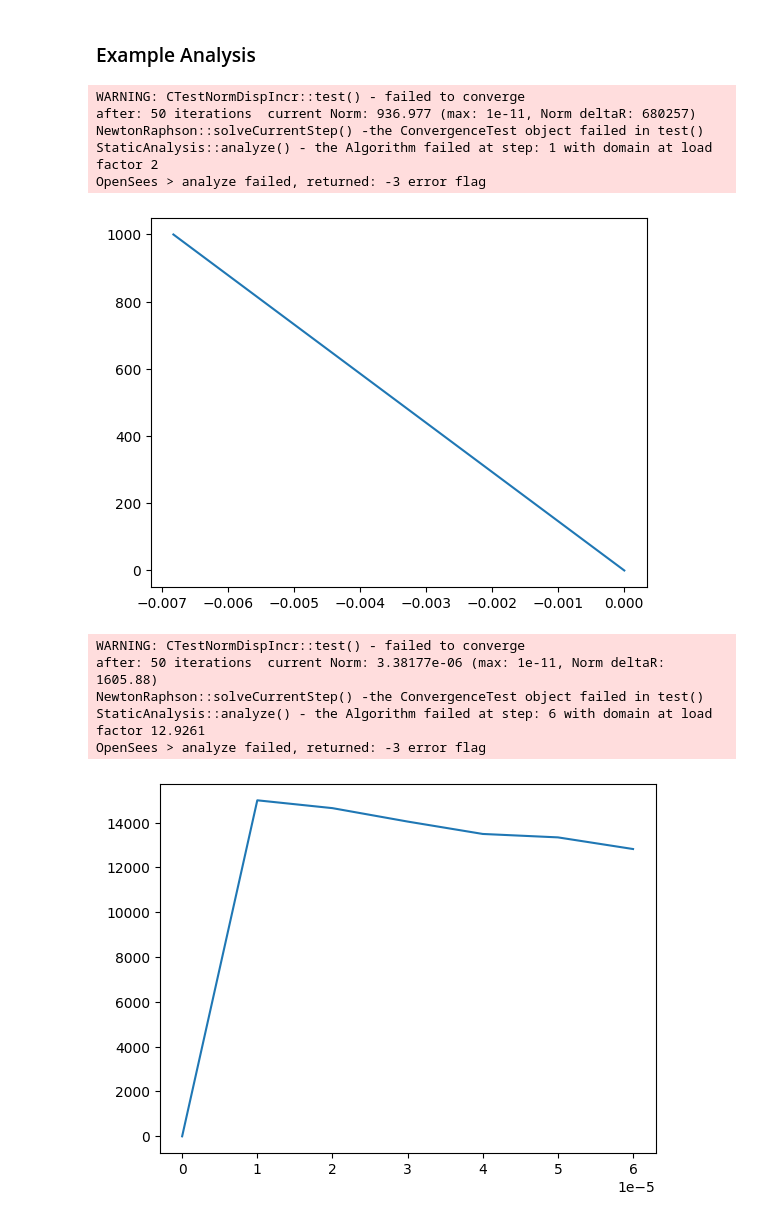
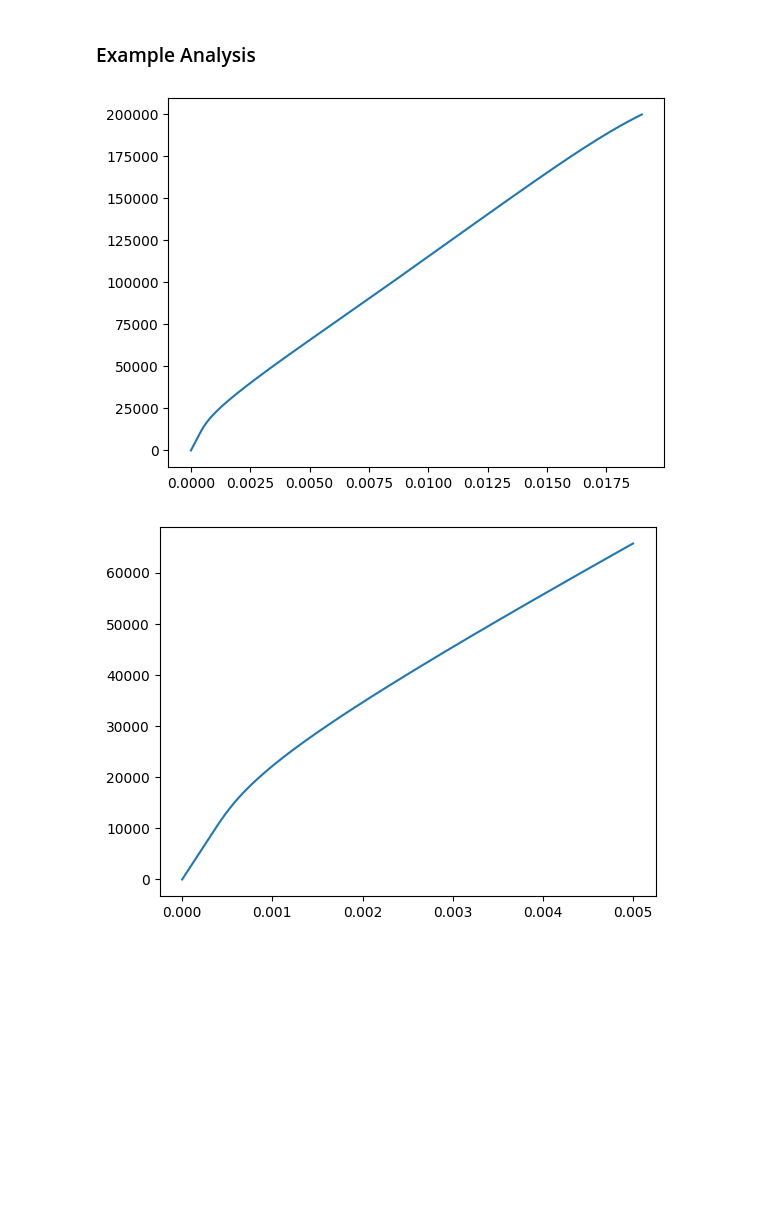
Before and after one commit to Ashim-Paudel/OpenSees-Resources-for-Beginners, a Jupyter notebook: Monotonic Pushovers/Monotonic Pushover of RCC Column.ipynb, the cells around one changed output. Drawn from its saved outputs; the diff is of its cells as text; code cells hidden in the pictures; blank space fills up the shorter version.

Commit message:
LCF LCD and DCF graphs correction obtained by changing fco parameter to negative and reducing the tolerance to 1e-6

```diff
--- a/Monotonic Pushovers/Monotonic Pushover of RCC Column.ipynb
+++ b/Monotonic Pushovers/Monotonic Pushover of RCC Column.ipynb
@@ -52,7 +52,7 @@ def getSections(drawSection = False):
 
     #concrete materials: for concrete section
     concrete = 3
-    fpc = 30*MPa
+    fpc = -30*MPa
     fpcu = fpc*0.1
     epsc0 = -0.002
     epsU = epsc0*8
@@ -66,9 +66,9 @@ def getSections(drawSection = False):
 
     #geometry preprocessing for fibres:
     #coordinates of rebar (wrt centroid of section)
-    z_coors = np.array([-150, 0, 150])*mm
+    z_coors = np.array([-150., 0., 150.])*mm
     #y_coors = np.array([-225, -150, 150, 225])*mm
-    y_coors = np.array([150, 225])*mm
+    y_coors = np.array([150., 225.])*mm
     A_rebar = np.pi*(30*mm)**2/4
 
     #coordinates of vertices of concrete section
@@ -273,7 +275,7 @@ def dispControlForce_Pushover(NumSteps):
     #integrator('DisplacementControl', nodeTag, dof, incr, numIter=1, dUmin=incr, dUmax=incr)
     ops.integrator('DisplacementControl', controlNode, controlNodeDof, DEL_x)
     #ops.test('NormDispIncr', tol, iter, pFlag=0, nType=2)
-    ops.test('NormDispIncr', 1.0e-11, 50)
+    ops.test('NormDispIncr', 1.0e-6, 50)
     ops.analysis("Static")
 
     #recorder('Node', '-file', filename, , '-timeSeries', tsTag, '-time','-closeOnWrite', '-node', *nodeTags=[],'-dof', *dofs=[], respType)
@@ -310,28 +312,18 @@ def plotPushover(AnalysisType):
 #loadControlForce
 getSections()
 getModel()
-loadControlForce_Pushover(NumSteps=300)
+loadControlForce_Pushover(NumSteps=200)
 Disp, Rxn = plotPushover(LCF)
 # %% [output]
-WARNING: CTestNormDispIncr::test() - failed to converge
-after: 50 iterations  current Norm: 936.977 (max: 1e-11, Norm deltaR: 680257)
-NewtonRaphson::solveCurrentStep() -the ConvergenceTest object failed in test()
-StaticAnalysis::analyze() - the Algorithm failed at step: 1 with domain at load factor 2
-OpenSees > analyze failed, returned: -3 error flag
-[figure, old version]
+[figure, new version]
 # %%
 #loadControlForce
 getSections()
 getModel()
-dispControlForce_Pushover(NumSteps=300)
+dispControlForce_Pushover(NumSteps=500)
 Disp, Rxn = plotPushover(DCF)
 # %% [output]
-WARNING: CTestNormDispIncr::test() - failed to converge
-after: 50 iterations  current Norm: 3.38177e-06 (max: 1e-11, Norm deltaR: 1605.88)
-NewtonRaphson::solveCurrentStep() -the ConvergenceTest object failed in test()
-StaticAnalysis::analyze() - the Algorithm failed at step: 6 with domain at load factor 12.9261
-OpenSees > analyze failed, returned: -3 error flag
-[figure, old version]
+[figure, new version]
 # %%
 #loadControlForce
 getSections()
```
Also changed, not shown: parts of 3 cells of this notebook, 8 other files.
